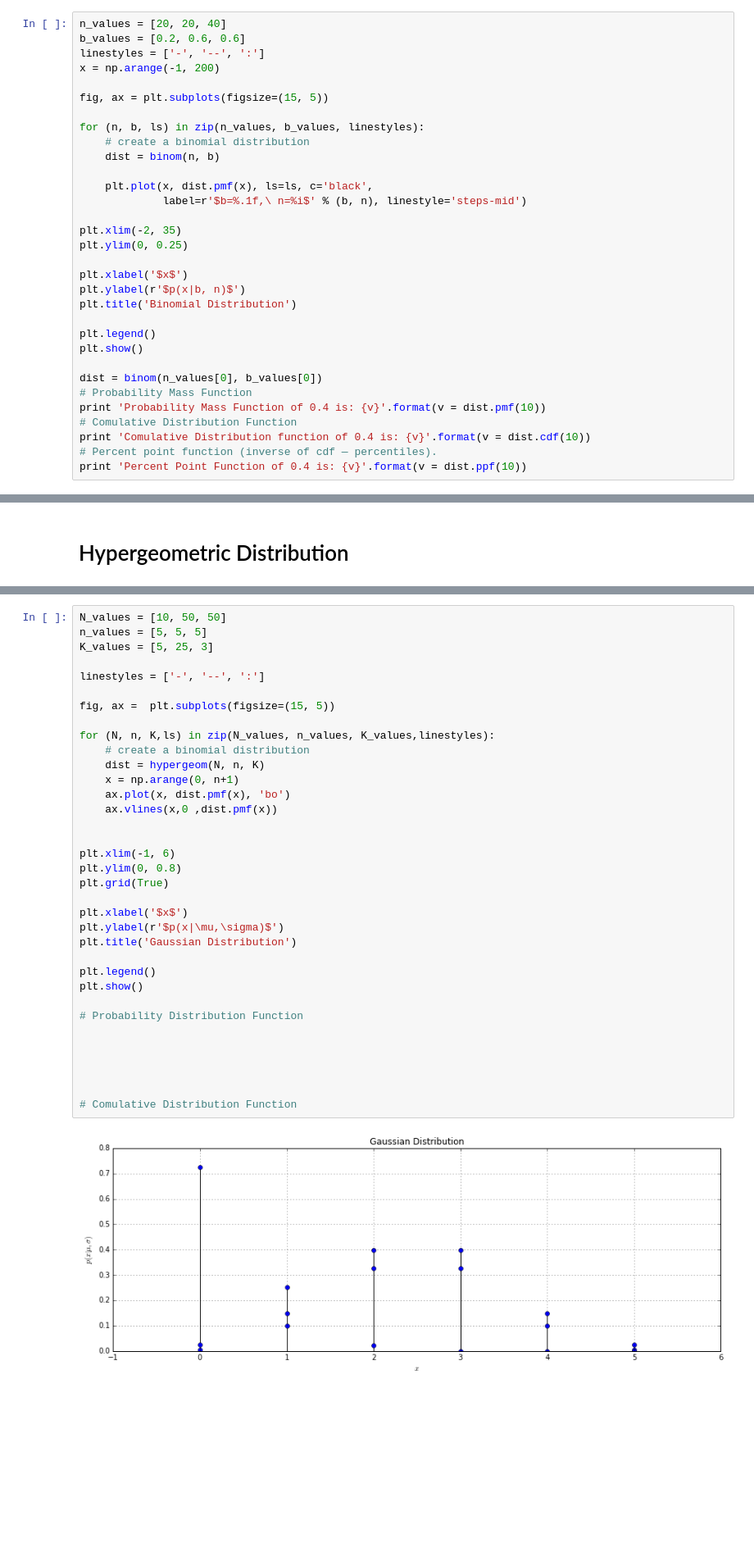
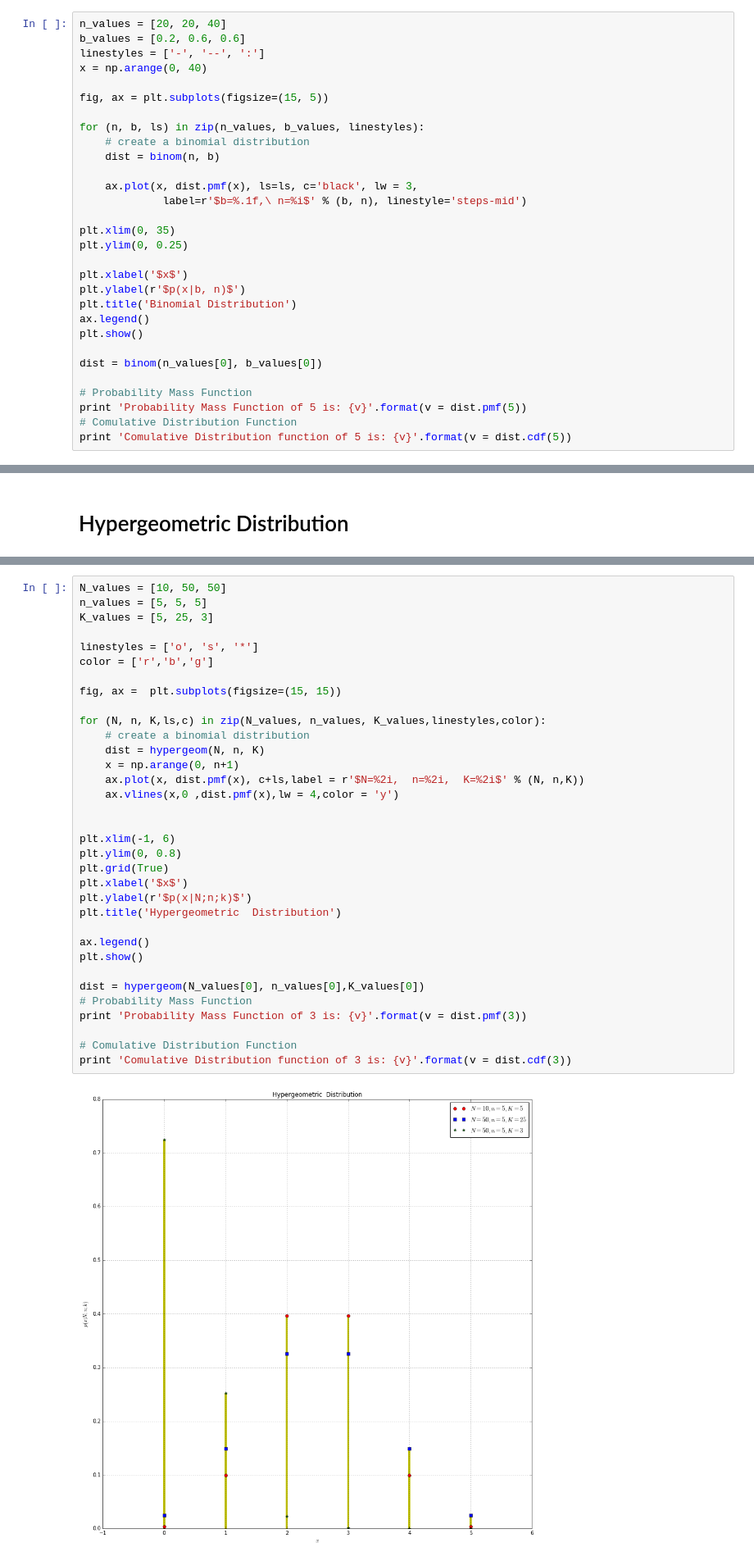
Before and after one commit to Mohamed-Elbially/PythonTutorials, a Jupyter notebook: ProbabilityDistriputions.ipynb, the cells around one changed output, grey strips where cells are left out. Shown at 82% size. Drawn from its saved outputs; the diff is of its cells as text; blank space fills up the shorter version.

```diff
--- a/ProbabilityDistriputions.ipynb
+++ b/ProbabilityDistriputions.ipynb
@@ -33,7 +33,7 @@ Examples of statistical functions:
 n_values = [20, 20, 40]
 b_values = [0.2, 0.6, 0.6]
 linestyles = ['-', '--', ':']
-x = np.arange(-1, 200)
+x = np.arange(0, 40)
 
 fig, ax = plt.subplots(figsize=(15, 5))
 
@@ -41,24 +41,22 @@ for (n, b, ls) in zip(n_values, b_values, linestyles):
     # create a binomial distribution
     dist = binom(n, b)
 
-    plt.plot(x, dist.pmf(x), ls=ls, c='black',
+    ax.plot(x, dist.pmf(x), ls=ls, c='black', lw = 3,
              label=r'$b=%.1f,\ n=%i$' % (b, n), linestyle='steps-mid')
 
-plt.xlim(-2, 35)
+plt.xlim(0, 35)
 plt.ylim(0, 0.25)
 
 plt.xlabel('$x$')
 plt.ylabel(r'$p(x|b, n)$')
 plt.title('Binomial Distribution')
-
-plt.legend()
+ax.legend()
 plt.show()
 
 dist = binom(n_values[0], b_values[0])
+
 # Probability Mass Function
-print 'Probability Mass Function of 0.4 is: {v}'.format(v = dist.pmf(10))
+print 'Probability Mass Function of 5 is: {v}'.format(v = dist.pmf(5))
 # Comulative Distribution Function
-print 'Comulative Distribution function of 0.4 is: {v}'.format(v = dist.cdf(10))
-# Percent point function (inverse of cdf — percentiles).
-print 'Percent Point Function of 0.4 is: {v}'.format(v = dist.ppf(10))
+print 'Comulative Distribution function of 5 is: {v}'.format(v = dist.cdf(5))
 # %% [output]
@@ -128,37 +160,36 @@ Percent Point Function of 0.4 is: -0.506694206272
 # %%
 N_values = [10, 50, 50]
 n_values = [5, 5, 5]
 K_values = [5, 25, 3]
 
-linestyles = ['-', '--', ':']
+linestyles = ['o', 's', '*']
+color = ['r','b','g']
 
-fig, ax =  plt.subplots(figsize=(15, 5))
+fig, ax =  plt.subplots(figsize=(15, 15))
 
-for (N, n, K,ls) in zip(N_values, n_values, K_values,linestyles):
+for (N, n, K,ls,c) in zip(N_values, n_values, K_values,linestyles,color):
     # create a binomial distribution
     dist = hypergeom(N, n, K)
     x = np.arange(0, n+1)
-    ax.plot(x, dist.pmf(x), 'bo')
-    ax.vlines(x,0 ,dist.pmf(x))
+    ax.plot(x, dist.pmf(x), c+ls,label = r'$N=%2i,  n=%2i,  K=%2i$' % (N, n,K))
+    ax.vlines(x,0 ,dist.pmf(x),lw = 4,color = 'y')
 
 
 plt.xlim(-1, 6)
 plt.ylim(0, 0.8)
 plt.grid(True)
+plt.xlabel('$x$')
+plt.ylabel(r'$p(x|N;n;k)$')
+plt.title('Hypergeometric  Distribution')
 
-plt.xlabel('$x$')
-plt.ylabel(r'$p(x|\mu,\sigma)$')
-plt.title('Gaussian Distribution')
-
-plt.legend()
+ax.legend()
 plt.show()
 
-# Probability Distribution Function
-
-
-
-
+dist = hypergeom(N_values[0], n_values[0],K_values[0])
+# Probability Mass Function
+print 'Probability Mass Function of 3 is: {v}'.format(v = dist.pmf(3))
 
 # Comulative Distribution Function
+print 'Comulative Distribution function of 3 is: {v}'.format(v = dist.cdf(3))
 # %% [output]
-[figure, old version]
+[figure, new version]
```
Also changed, not shown: parts of 8 cells of this notebook.
